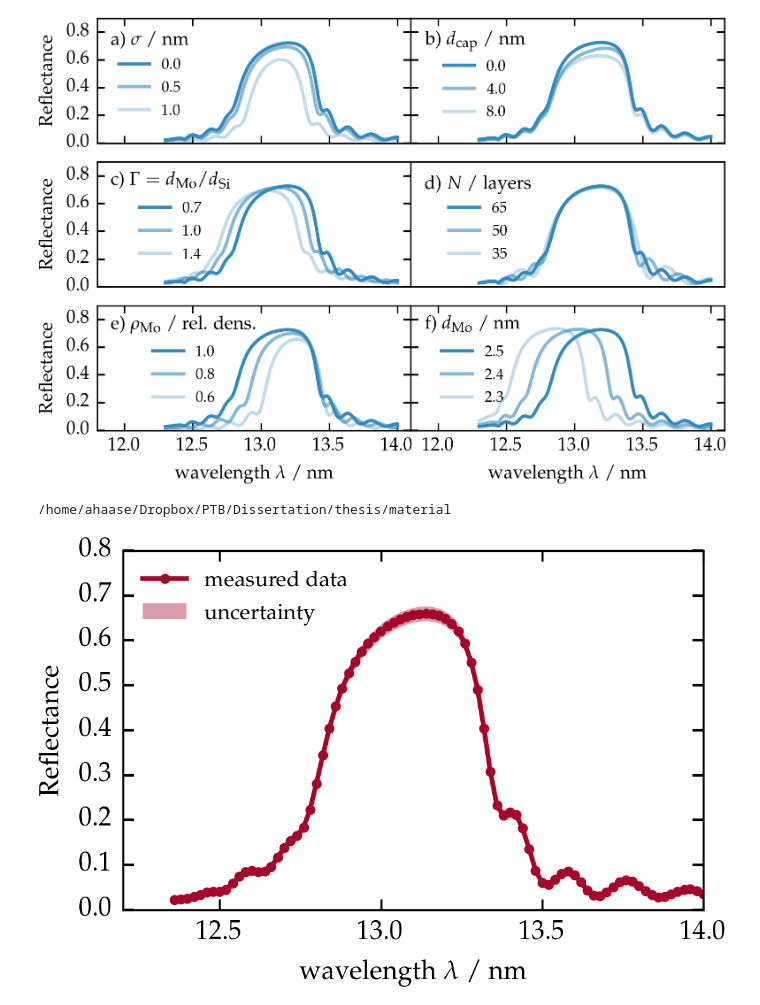
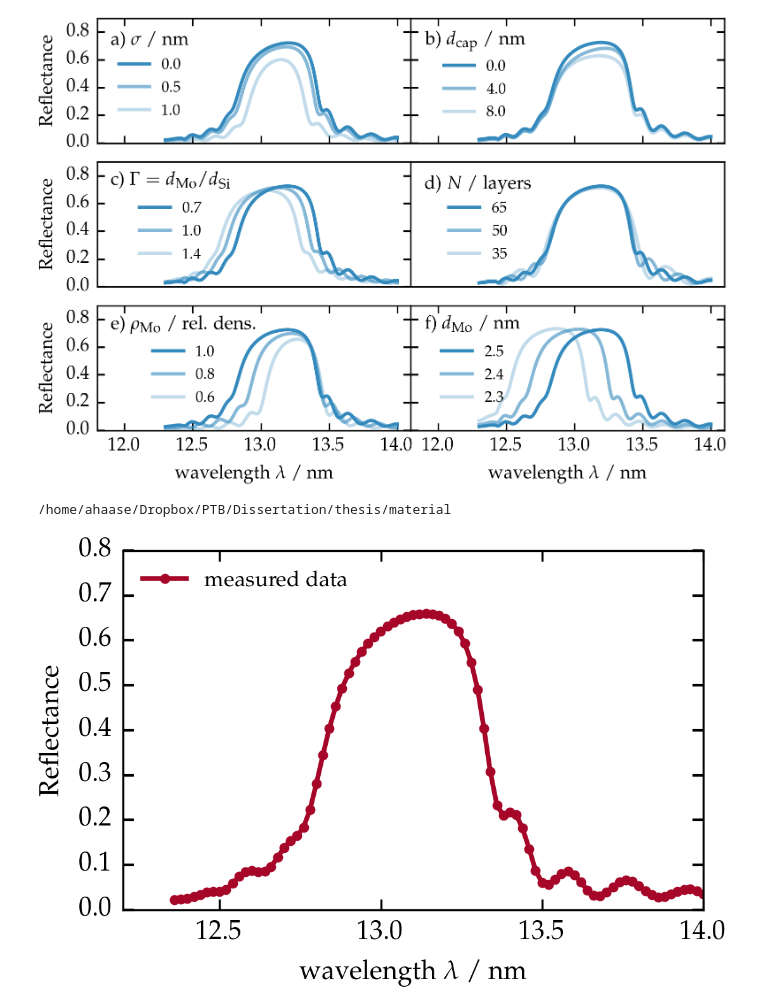
Before and after one commit to awhaase/thesis, a Jupyter notebook: material/Thesis_Sim_Mo_C_Si_B4C.ipynb, the cells around one changed output. Drawn from its saved outputs; the diff is of its cells as text; code cells hidden in the pictures.

```diff
--- a/material/Thesis_Sim_Mo_C_Si_B4C.ipynb
+++ b/material/Thesis_Sim_Mo_C_Si_B4C.ipynb
@@ -165,20 +165,20 @@ fig
 # %%
 fig = plt.figure(figsize=fig_golden_ratio(2*15/3))
 ax = fig.add_subplot(111)
 
 %cd /home/ahaase/Dropbox/PTB/Dissertation/thesis/material/
 wl = np.load("PTB17_wl.npy")
 dat = np.load("PTB17_dat.npy")
 
 ax.plot(wl, dat, ".-", color=data_color, label="measured data")
-ax.fill_between(wl, dat-(dat*0.025+np.nanmax(dat)*0.025)/2.0, dat+(dat*0.025+np.nanmax(dat)*0.025)/2.0,
-                alpha=0.4, color=data_color, label="uncertainty", linewidth=0)
+#ax.fill_between(wl, dat-(np.nanmax(dat)*0.025)/2.0, dat+(np.nanmax(dat)*0.025)/2.0,
+#                alpha=0.4, color=data_color, label="uncertainty", linewidth=0)
 ax.legend(loc=2)
 ax.set_ylabel("Reflectance")
 ax.set_xlabel("wavelength $\\lambda$ / nm")
 ax.set_ylim((0.0,0.8))
 fig.savefig("/home/ahaase/Dropbox/PTB/Dissertation/thesis/img/PTB17_reflectance_AOI_15.pdf")
 fig
 # %% [output]
 /home/ahaase/Dropbox/PTB/Dissertation/thesis/material
-[figure, old version]
+[figure, new version]
```
Also changed, not shown: 13 other files.
